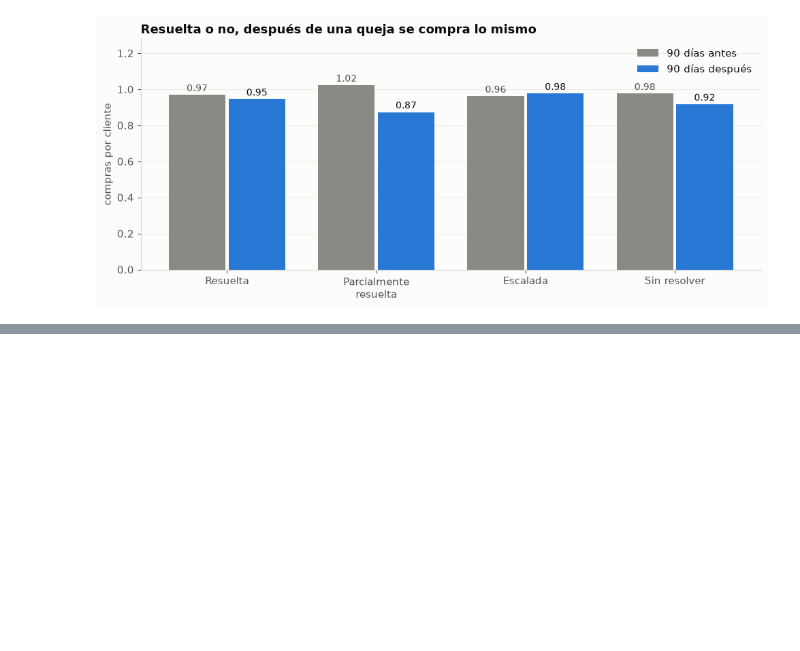
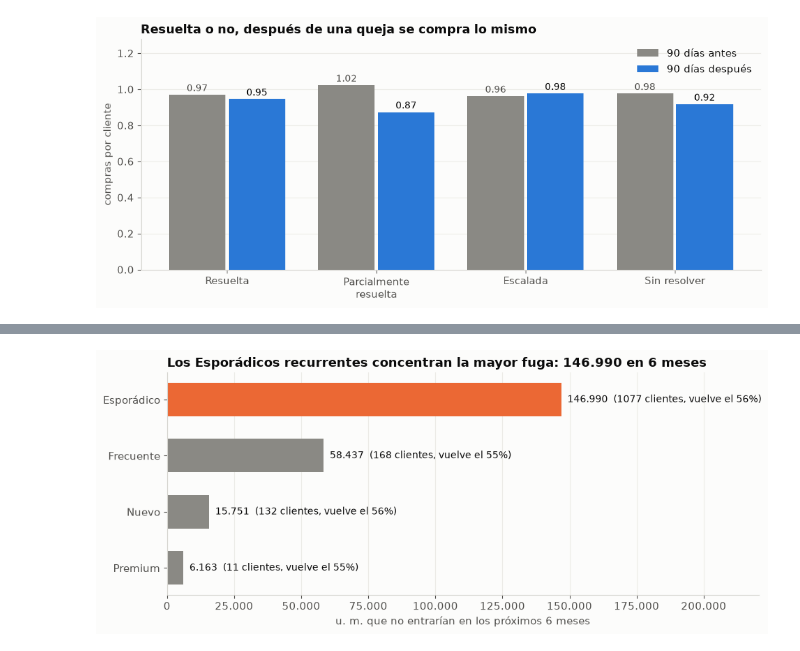
Before and after one commit to mathiascg05/retail-intelligence, a Jupyter notebook: notebooks/03_fugas.ipynb, the cells around one changed output, grey strips where cells are left out. Drawn from its saved outputs; the diff is of its cells as text; code cells hidden in the pictures; blank space fills up the shorter version.

```diff
--- a/notebooks/03_fugas.ipynb
+++ b/notebooks/03_fugas.ipynb
@@ -772,3 +702,24 @@ plt.show()
+# %%
+# Gráfico: ingresos perdidos a 6 meses por segmento del archivo (clientes recurrentes en riesgo)
+v2 = v.sort_values("ingreso_perdido")
+y = np.arange(len(v2))
+fig, ax = plt.subplots(figsize=(10, 4.2))
+ax.barh(y, v2.ingreso_perdido, color=[NARANJA if s == v2.ingreso_perdido.idxmax() else GRIS for s in v2.index], height=0.6)
+for i, (s, fila) in enumerate(v2.iterrows()):
+    ax.text(fila.ingreso_perdido + v2.ingreso_perdido.max() * 0.015, i,
+            f"{miles(fila.ingreso_perdido)}  ({int(fila.en_riesgo)} clientes, vuelve el {100 * fila.p_vuelve:.0f}%)", va="center", fontsize=10)
+ax.set_yticks(y, v2.index)
+ax.set_xlim(0, v2.ingreso_perdido.max() * 1.5)
+ax.xaxis.set_major_formatter(plt.FuncFormatter(lambda x, _: miles(x)))
+ax.set_xlabel("u. m. que no entrarían en los próximos 6 meses")
+top = v.ingreso_perdido.idxmax()
+ax.set_title(f"Los {top}s recurrentes concentran la mayor fuga: {miles(v.ingreso_perdido.max())} en 6 meses")
+ax.grid(axis="y", visible=False)
+fig.tight_layout()
+fig.savefig(FIG / "a3_fuga_segmento.png", dpi=150)
+plt.show()
+# %% [output]
+[figure, added]
 # %% [markdown]
 ## 5. Resumen de A3
 
```
Also changed, not shown: parts of 22 cells of this notebook, 4 other files.
